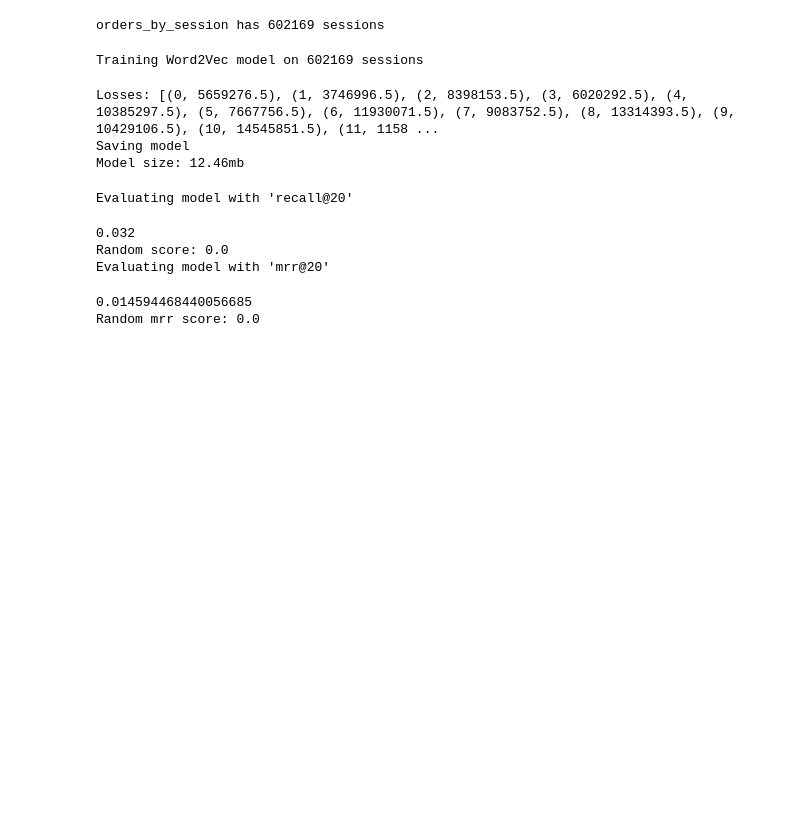
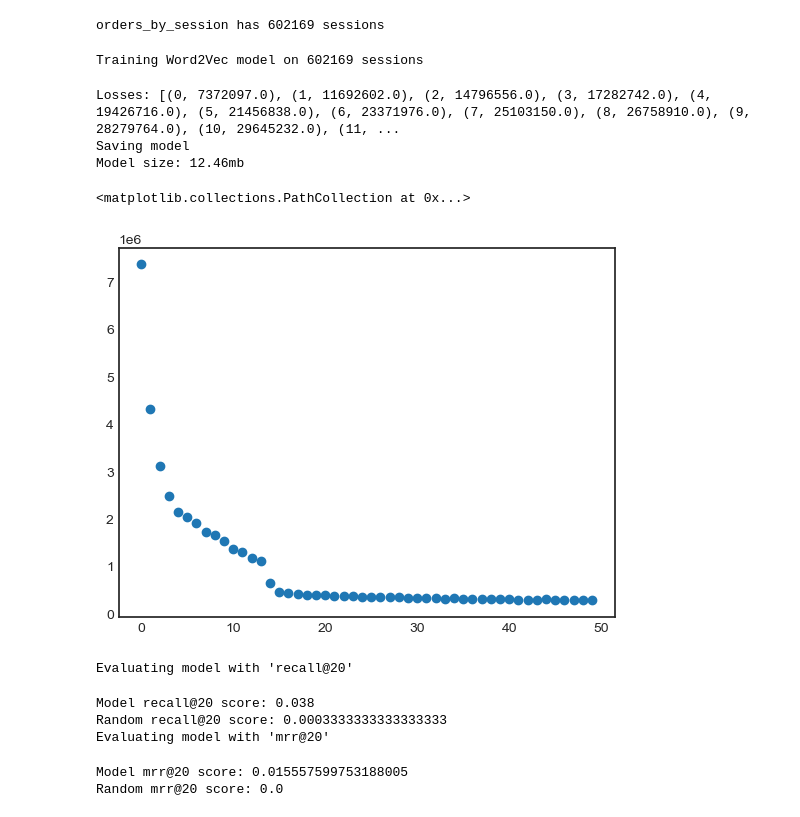
Before and after one commit to hejfelix/otto-recommender, a Jupyter notebook: train_model.ipynb, the cells around one changed output. Cells and saved outputs as stored; diff of their text form; code cells hidden in the pictures; blank space fills up the shorter version.

```diff
--- a/train_model.ipynb
+++ b/train_model.ipynb
@@ -227,6 +237,7 @@ class LossLogger(CallbackAny2Vec):
         self.epoch = 1
         self.epochs = epochs
         self.losses = []
+        self.delta_losses = []
         self.progress_bar = tqdm(total=epochs,unit="epoch")
 
     def on_epoch_end(self, model):
@@ -244,7 +255,8 @@ class LossLogger(CallbackAny2Vec):
             if last_loss is not None
             else loss
         )
-        self.losses.append(delta)
+        self.losses.append(loss)
+        self.delta_losses.append(delta)
         self.epoch += 1
 # %%
 """
@@ -282,9 +294,16 @@ print(f"Model size: {model_size_in_mb:.2f}mb")
 embeddings = model.wv  # "word vectors"
 # %% [output]
 Training Word2Vec model on 602169 sessions
-Losses: [(0, 5659276.5), (1, 3746996.5), (2, 8398153.5), (3, 6020292.5), (4, 10385297.5), (5, 7667756.5), (6, 11930071.5), (7, 9083752.5), (8, 13314393.5), (9, 10429106.5), (10, 14545851.5), (11, 1158 ...
+Losses: [(0, 7372097.0), (1, 11692602.0), (2, 14796556.0), (3, 17282742.0), (4, 19426716.0), (5, 21456838.0), (6, 23371976.0), (7, 25103150.0), (8, 26758910.0), (9, 28279764.0), (10, 29645232.0), (11, ...
 Saving model
 Model size: 12.46mb
+# %%
+import matplotlib.pyplot as plt
+
+plt.scatter(x=range(0, epochs), y=loss_logger.delta_losses)
+# %% [output]
+<matplotlib.collections.PathCollection at 0x...>
+[figure, added]
 # %%
 # Score the model against the random model
 
@@ -305,8 +324,8 @@ print(f"Model mrr@{K} score: {mrr_score}")
 print(f"Random mrr@{K} score: {mrr_score_random}")
 # %% [output]
 Evaluating model with 'recall@20'
-0.032
-Random score: 0.0
+Model recall@20 score: 0.038
+Random recall@20 score: 0.0003333333333333333
 Evaluating model with 'mrr@20'
-0.014594468440056685
-Random mrr score: 0.0
+Model mrr@20 score: 0.015557599753188005
+Random mrr@20 score: 0.0
```
Also changed, not shown: parts of 4 cells of this notebook.
